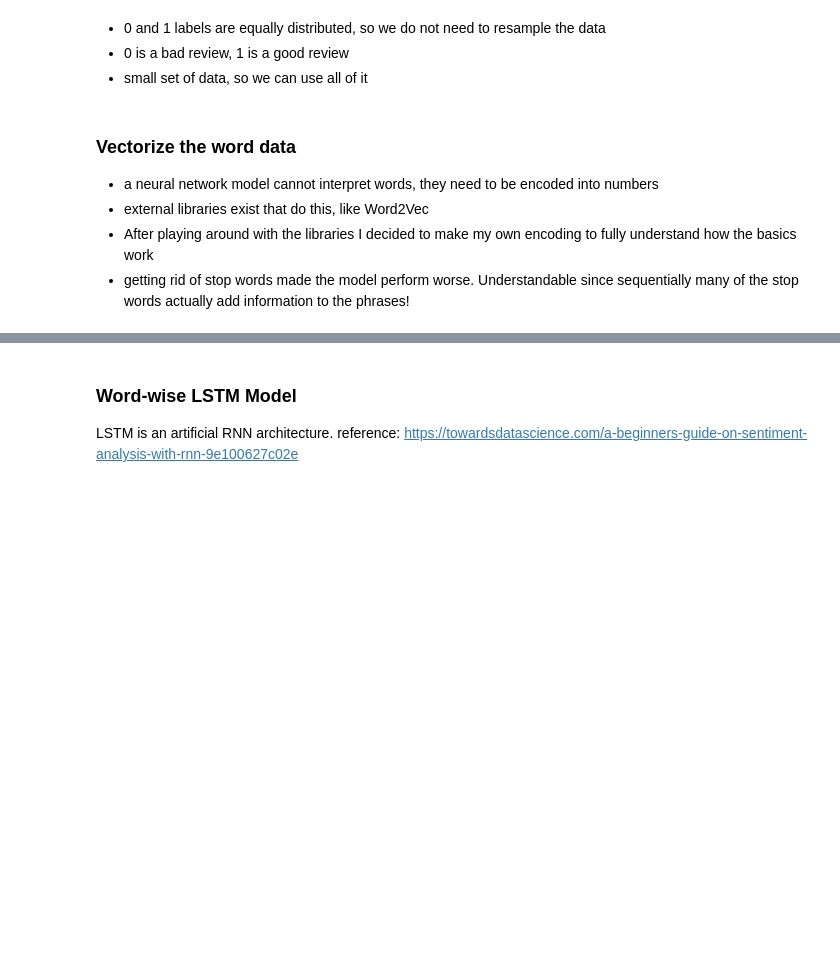
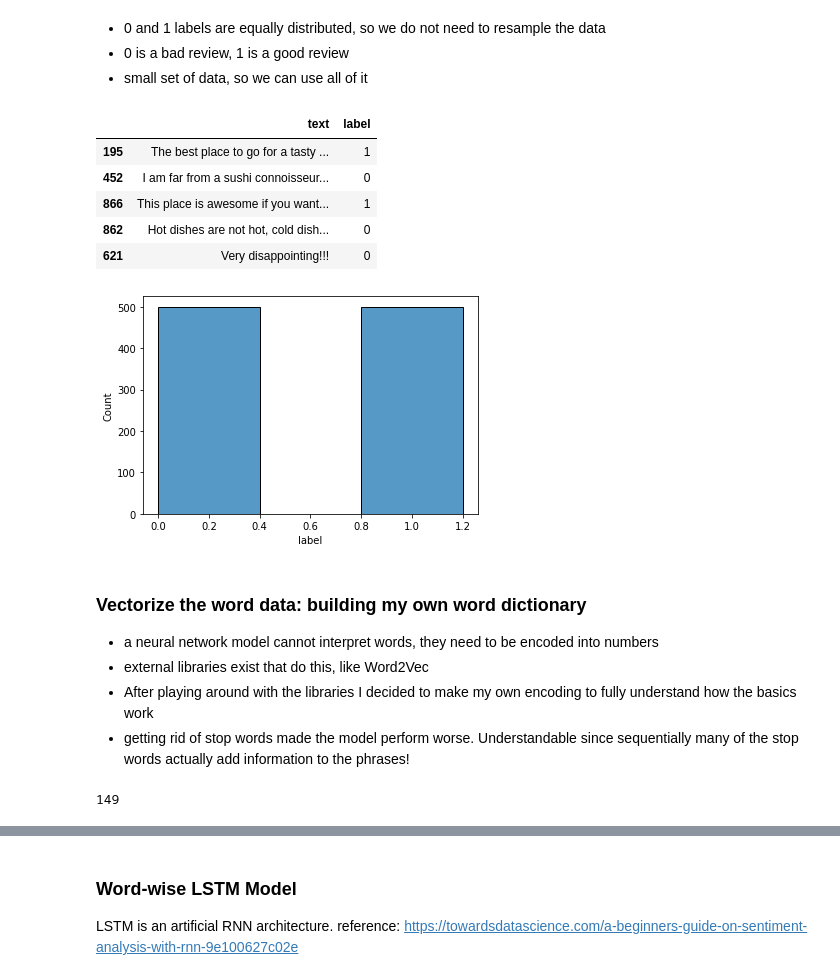
Before and after one commit to polinabee/text-classification, a Jupyter notebook: text-class-2.ipynb, the cells around one changed output, grey strips where cells are left out. Drawn from its saved outputs; the diff is of its cells as text; code cells hidden in the pictures; blank space fills up the shorter version.

```diff
--- a/text-class-2.ipynb
+++ b/text-class-2.ipynb
@@ -45,8 +45,21 @@ sns.histplot(data=yelp_labelled, x="label",bins=2,binwidth=0.4)
 - 0 and 1 labels are equally distributed, so we do not need to resample the data
 - 0 is a bad review, 1 is a good review
 - small set of data, so we can use all of it
+# %%
+y = yelp_labelled['label']
+train_df, test_df = train_test_split(yelp_labelled, test_size=0.2)
+sns.histplot(data=yelp_labelled, x="label",bins=2,binwidth=0.4)
+train_df.head()
+# %% [output]
+|  | text | label |
+| 195 | The best place to go for a tasty ... | 1 |
+| 452 | I am far from a sushi connoisseur... | 0 |
+| 866 | This place is awesome if you want... | 1 |
+| 862 | Hot dishes are not hot, cold dish... | 0 |
+| 621 | Very disappointing!!! | 0 |
+[figure, added]
 # %% [markdown]
-### Vectorize the word data
+### Vectorize the word data: building my own word dictionary
 - a neural network model cannot interpret words, they need to be encoded into numbers
 - external libraries exist that do this, like Word2Vec
 - After playing around with the libraries I decided to make my own encoding to fully understand how the basics work
@@ -57,7 +70,12 @@ positive_posts = pd.Series.to_numpy(yelp_labelled[yelp_labelled.label == 1]['tex
 negative_posts = pd.Series.to_numpy(yelp_labelled[yelp_labelled.label == 0]['text'])
 
 # keep an object with both sets for later use
-posts = positive_posts + negative_posts
+posts = np.append(negative_posts, positive_posts, axis=0)
+
+longest_post = max(len(post) for post in posts)
+longest_post
+# %% [output]
+149
 # %%
 def unique_words(lines):
     '''
```
Also changed, not shown: parts of 34 cells of this notebook.
